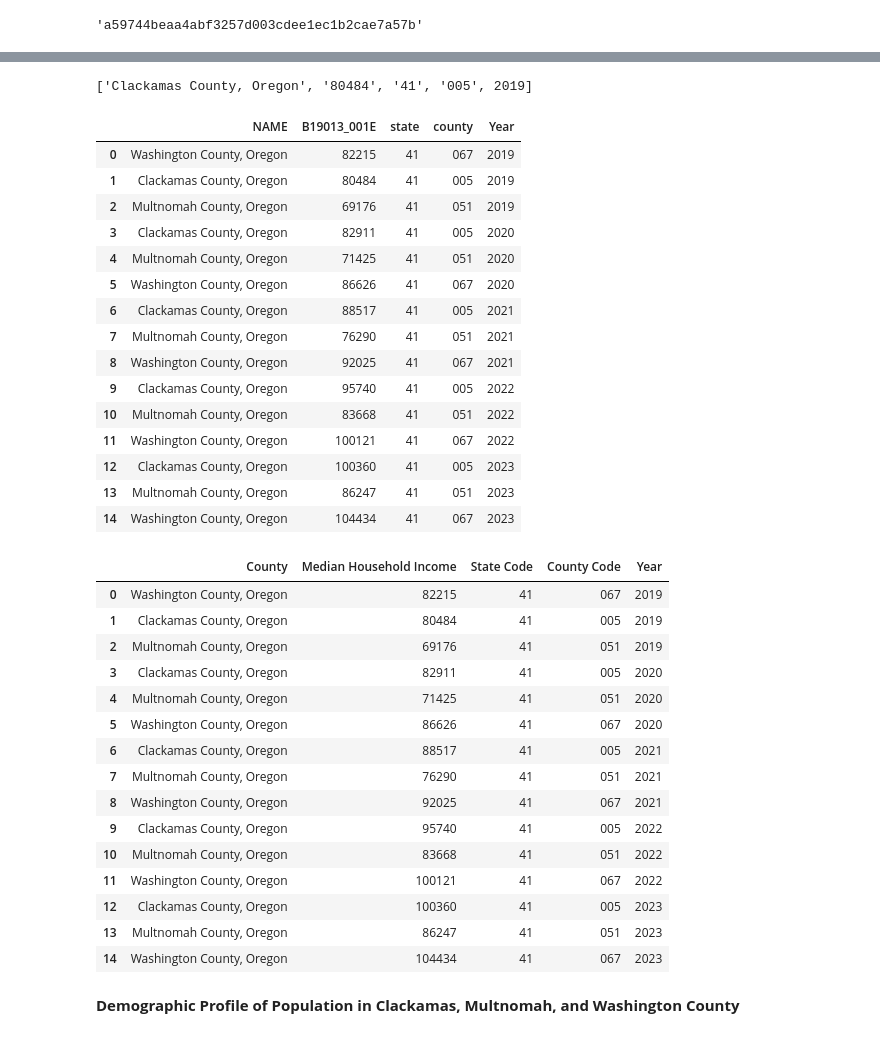
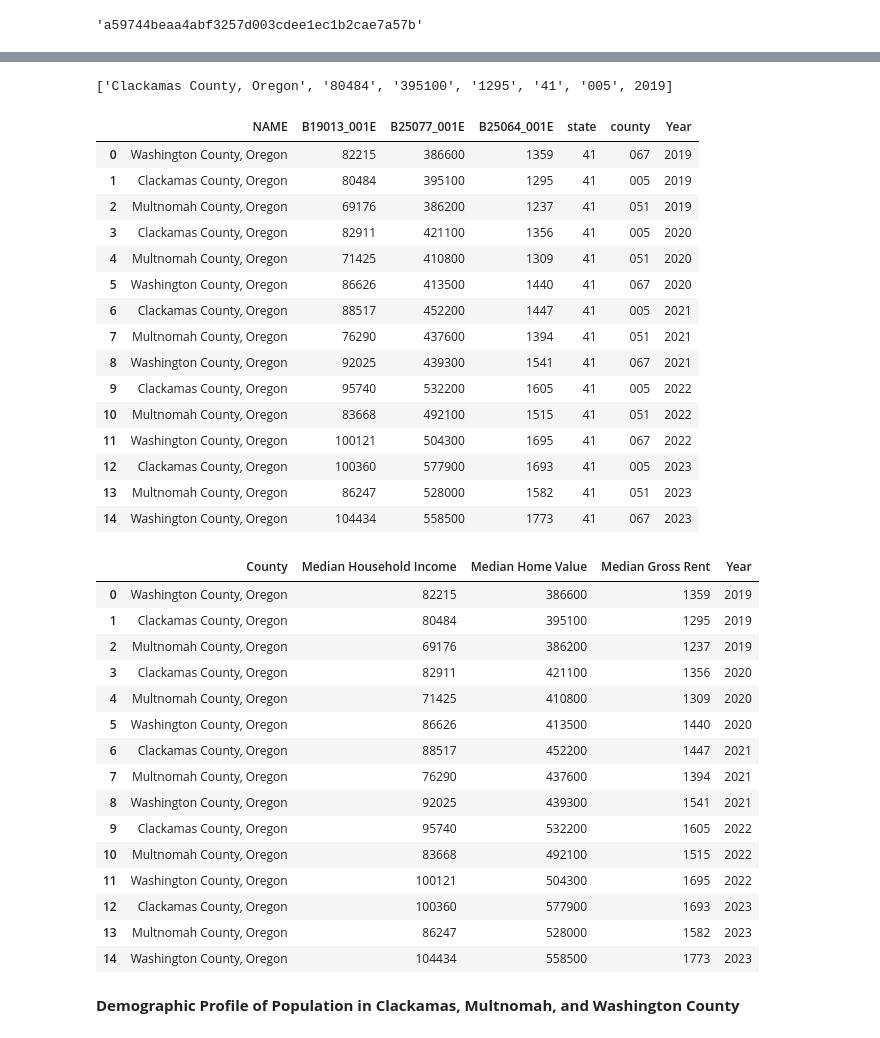
Before and after one commit to Tserrof7/Portland-Housing-Prices-Affordability-Project, a Jupyter notebook: Census_Data/census_data.ipynb, the cells around one changed output, grey strips where cells are left out. Cells and saved outputs as stored; diff of their text form; code cells hidden in the pictures.

Commit message:
updated median income csv with median home value and median rent

```diff
--- a/Census_Data/census_data.ipynb
+++ b/Census_Data/census_data.ipynb
@@ -11,7 +11,10 @@ census_api_key
 # %%
 #define years
 years = [2019, 2020, 2021, 2022, 2023]
-
+variables1 = ["B19013_001E", #median household income
+              "B25077_001E", #median home value
+              "B25064_001E" #median gross rent
+              ]
 #create list to hold all the data returned
 all_data = []
 
@@ -20,7 +23,7 @@ for year in years:
     url = f"http://api.census.gov/data/{year}/acs/acs5"
     #Set the Params
     params = {
-    "get" : "NAME,B19013_001E",   #requests the county name and median household income
+    "get" : f"NAME,{','.join(variables1)}",   #requests the county name and median household income
     "for" : "county:005,051,067",   #specific counties Clackamas, Multnomah, Washington
     "in" : "state:41",         #Oregon
     "key" : census_api_key
@@ -61,44 +70,46 @@ column_header
 rows = all_data[1]
 rows
 # %% [output]
-['Clackamas County, Oregon', '80484', '41', '005', 2019]
+['Clackamas County, Oregon', '80484', '395100', '1295', '41', '005', 2019]
 # %%
 census_data_df = pd.DataFrame(all_data, columns=column_header)
 census_data_df
 # %% [output]
-|  | NAME | B19013_001E | state | county | Year |
-| 0 | Washington County, Oregon | 82215 | 41 | 067 | 2019 |
-| 1 | Clackamas County, Oregon | 80484 | 41 | 005 | 2019 |
-| 2 | Multnomah County, Oregon | 69176 | 41 | 051 | 2019 |
-| 3 | Clackamas County, Oregon | 82911 | 41 | 005 | 2020 |
-| 4 | Multnomah County, Oregon | 71425 | 41 | 051 | 2020 |
-| 5 | Washington County, Oregon | 86626 | 41 | 067 | 2020 |
-| 6 | Clackamas County, Oregon | 88517 | 41 | 005 | 2021 |
-| 7 | Multnomah County, Oregon | 76290 | 41 | 051 | 2021 |
-| 8 | Washington County, Oregon | 92025 | 41 | 067 | 2021 |
-| 9 | Clackamas County, Oregon | 95740 | 41 | 005 | 2022 |
-| 10 | Multnomah County, Oregon | 83668 | 41 | 051 | 2022 |
-| 11 | Washington County, Oregon | 100121 | 41 | 067 | 2022 |
-| 12 | Clackamas County, Oregon | 100360 | 41 | 005 | 2023 |
-| 13 | Multnomah County, Oregon | 86247 | 41 | 051 | 2023 |
-| 14 | Washington County, Oregon | 104434 | 41 | 067 | 2023 |
+|  | NAME | B19013_001E | B25077_001E | B25064_001E | state | county | Year |
+| 0 | Washington County, Oregon | 82215 | 386600 | 1359 | 41 | 067 | 2019 |
+| 1 | Clackamas County, Oregon | 80484 | 395100 | 1295 | 41 | 005 | 2019 |
+| 2 | Multnomah County, Oregon | 69176 | 386200 | 1237 | 41 | 051 | 2019 |
+| 3 | Clackamas County, Oregon | 82911 | 421100 | 1356 | 41 | 005 | 2020 |
+| 4 | Multnomah County, Oregon | 71425 | 410800 | 1309 | 41 | 051 | 2020 |
+| 5 | Washington County, Oregon | 86626 | 413500 | 1440 | 41 | 067 | 2020 |
+| 6 | Clackamas County, Oregon | 88517 | 452200 | 1447 | 41 | 005 | 2021 |
+| 7 | Multnomah County, Oregon | 76290 | 437600 | 1394 | 41 | 051 | 2021 |
+| 8 | Washington County, Oregon | 92025 | 439300 | 1541 | 41 | 067 | 2021 |
+| 9 | Clackamas County, Oregon | 95740 | 532200 | 1605 | 41 | 005 | 2022 |
+| 10 | Multnomah County, Oregon | 83668 | 492100 | 1515 | 41 | 051 | 2022 |
+| 11 | Washington County, Oregon | 100121 | 504300 | 1695 | 41 | 067 | 2022 |
+| 12 | Clackamas County, Oregon | 100360 | 577900 | 1693 | 41 | 005 | 2023 |
+| 13 | Multnomah County, Oregon | 86247 | 528000 | 1582 | 41 | 051 | 2023 |
+| 14 | Washington County, Oregon | 104434 | 558500 | 1773 | 41 | 067 | 2023 |
 # %%
-census_data_df = census_data_df.rename(columns={'NAME': 'County', 'B19013_001E': 'Median Household Income', 'state': 'State Code', 'county': 'County Code'})
-census_data_df
+census_data_df = census_data_df.rename(columns={'NAME': 'County', 'B19013_001E': 'Median Household Income',  'B25077_001E': 'Median Home Value',
+              'B25064_001E': 'Median Gross Rent', 'state': 'State Code', 'county': 'County Code'})
+cleanded_median_income_df = census_data_df.drop(columns=["State Code", "County Code"])
+cleanded_median_income_df
 # %% [output]
-|  | County | Median Household Income | State Code | County Code | Year |
-| 0 | Washington County, Oregon | 82215 | 41 | 067 | 2019 |
-| 1 | Clackamas County, Oregon | 80484 | 41 | 005 | 2019 |
-| 2 | Multnomah County, Oregon | 69176 | 41 | 051 | 2019 |
-| 3 | Clackamas County, Oregon | 82911 | 41 | 005 | 2020 |
-| 4 | Multnomah County, Oregon | 71425 | 41 | 051 | 2020 |
-| 5 | Washington County, Oregon | 86626 | 41 | 067 | 2020 |
-| 6 | Clackamas County, Oregon | 88517 | 41 | 005 | 2021 |
-| 7 | Multnomah County, Oregon | 76290 | 41 | 051 | 2021 |
-| 8 | Washington County, Oregon | 92025 | 41 | 067 | 2021 |
-| 9 | Clackamas County, Oregon | 95740 | 41 | 005 | 2022 |
-| 10 | Multnomah County, Oregon | 83668 | 41 | 051 | 2022 |
-| 11 | Washington County, Oregon | 100121 | 41 | 067 | 2022 |
-| 12 | Clackamas County, Oregon | 100360 | 41 | 005 | 2023 |
-| 13 | Multnomah County, Oregon | 86247 | 41 | 051 | 2023 |
-| 14 | Washington County, Oregon | 104434 | 41 | 067 | 2023 |
+|  | County | Median Household Income | Median Home Value | Median Gross Rent | Year |
+| 0 | Washington County, Oregon | 82215 | 386600 | 1359 | 2019 |
+| 1 | Clackamas County, Oregon | 80484 | 395100 | 1295 | 2019 |
+| 2 | Multnomah County, Oregon | 69176 | 386200 | 1237 | 2019 |
+| 3 | Clackamas County, Oregon | 82911 | 421100 | 1356 | 2020 |
+| 4 | Multnomah County, Oregon | 71425 | 410800 | 1309 | 2020 |
+| 5 | Washington County, Oregon | 86626 | 413500 | 1440 | 2020 |
+| 6 | Clackamas County, Oregon | 88517 | 452200 | 1447 | 2021 |
+| 7 | Multnomah County, Oregon | 76290 | 437600 | 1394 | 2021 |
+| 8 | Washington County, Oregon | 92025 | 439300 | 1541 | 2021 |
+| 9 | Clackamas County, Oregon | 95740 | 532200 | 1605 | 2022 |
+| 10 | Multnomah County, Oregon | 83668 | 492100 | 1515 | 2022 |
+| 11 | Washington County, Oregon | 100121 | 504300 | 1695 | 2022 |
+| 12 | Clackamas County, Oregon | 100360 | 577900 | 1693 | 2023 |
+| 13 | Multnomah County, Oregon | 86247 | 528000 | 1582 | 2023 |
+| 14 | Washington County, Oregon | 104434 | 558500 | 1773 | 2023 |
```
Also changed, not shown: parts of 3 cells of this notebook, 2 other files.
